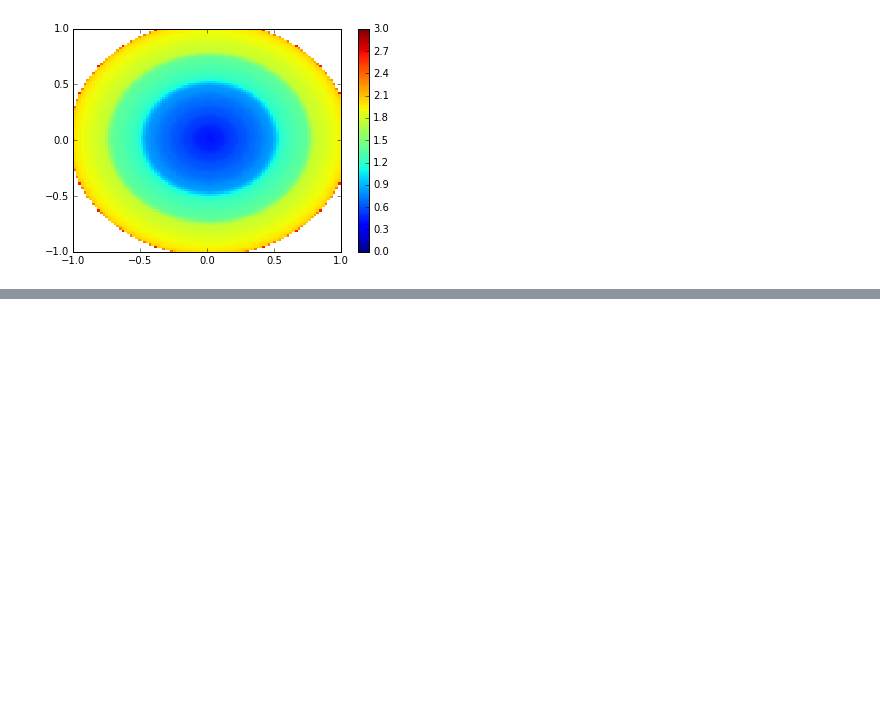
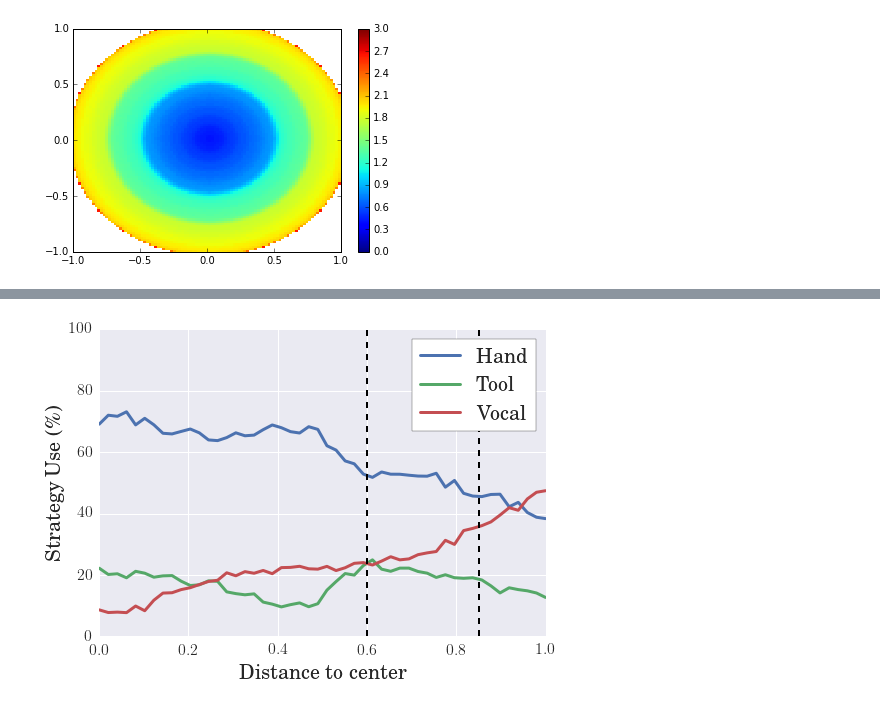
Before and after one commit to sebastien-forestier/CogSci2017, a Jupyter notebook: notebook/analysis_competence.ipynb, the cells around one changed output, grey strips where cells are left out. Drawn from its saved outputs; the diff is of its cells as text; code cells hidden in the pictures; blank space fills up the shorter version.

```diff
--- a/notebook/analysis_competence.ipynb
+++ b/notebook/analysis_competence.ipynb
@@ -256,0 +278,65 @@ plt.savefig('../figs/fig_strategy_vocal.pdf', format='pdf', bbox_inches='tight')
+# %%
+mean_hand = np.zeros(50)
+count_hand = np.zeros(50)
+
+for i in range(bins):
+    for j in range(bins):
+        d = int(np.sqrt((i-bins/2)*(i-bins/2) + (j-bins/2)*(j-bins/2)))
+        if d < 50:
+            mean_hand[d] += map_hand[i, j]
+            count_hand[d] += 1
+
+mean_hand = mean_hand / count_hand
+
+mean_tool = np.zeros(50)
+count_tool = np.zeros(50)
+
+for i in range(bins):
+    for j in range(bins):
+        d = int(np.sqrt((i-bins/2)*(i-bins/2) + (j-bins/2)*(j-bins/2)))
+        if d < 50:
+            mean_tool[d] += map_tool[i, j]
+            count_tool[d] += 1
+
+mean_tool = mean_tool / count_tool
+
+mean_vocal = np.zeros(50)
+count_vocal = np.zeros(50)
+
+for i in range(bins):
+    for j in range(bins):
+        d = int(np.sqrt((i-bins/2)*(i-bins/2) + (j-bins/2)*(j-bins/2)))
+        if d < 50:
+            mean_vocal[d] += map_vocal[i, j]
+            count_vocal[d] += 1
+
+mean_vocal = mean_vocal / count_vocal
+
+mean_hand /= mean_hand + mean_tool + mean_vocal
+mean_tool /= mean_hand + mean_tool + mean_vocal
+mean_vocal /= mean_hand + mean_tool + mean_vocal
+
+x = np.linspace(0., 1., 50)
+
+plt.plot(x, 100.*mean_hand, lw=3, label="Hand")
+plt.plot(x, 100.*mean_tool, lw=3, label="Tool")
+plt.plot(x, 100.*mean_vocal, lw=3, label="Vocal")
+
+legend = plt.legend(frameon=True, fontsize=20)
+plt.xlabel("Distance to center", fontsize=20)
+plt.ylabel("Strategy Use (\%)", fontsize=20)
+
+plt.xticks(fontsize = 16)
+plt.yticks(fontsize = 16)
+
+frame = legend.get_frame()
+frame.set_facecolor('1.')
+frame.set_edgecolor('0.')
+
+plt.plot((0.6, 0.6), (0, 100), 'k--', lw=2)
+plt.plot((0.85, 0.85), (0, 100), 'k--', lw=2)
+
+
+plt.savefig('../figs/fig_strategy.pdf', format='pdf', bbox_inches='tight')
+# %% [output]
+[figure, added]
```
Also changed, not shown: parts of 5 cells of this notebook, 1 other file.
